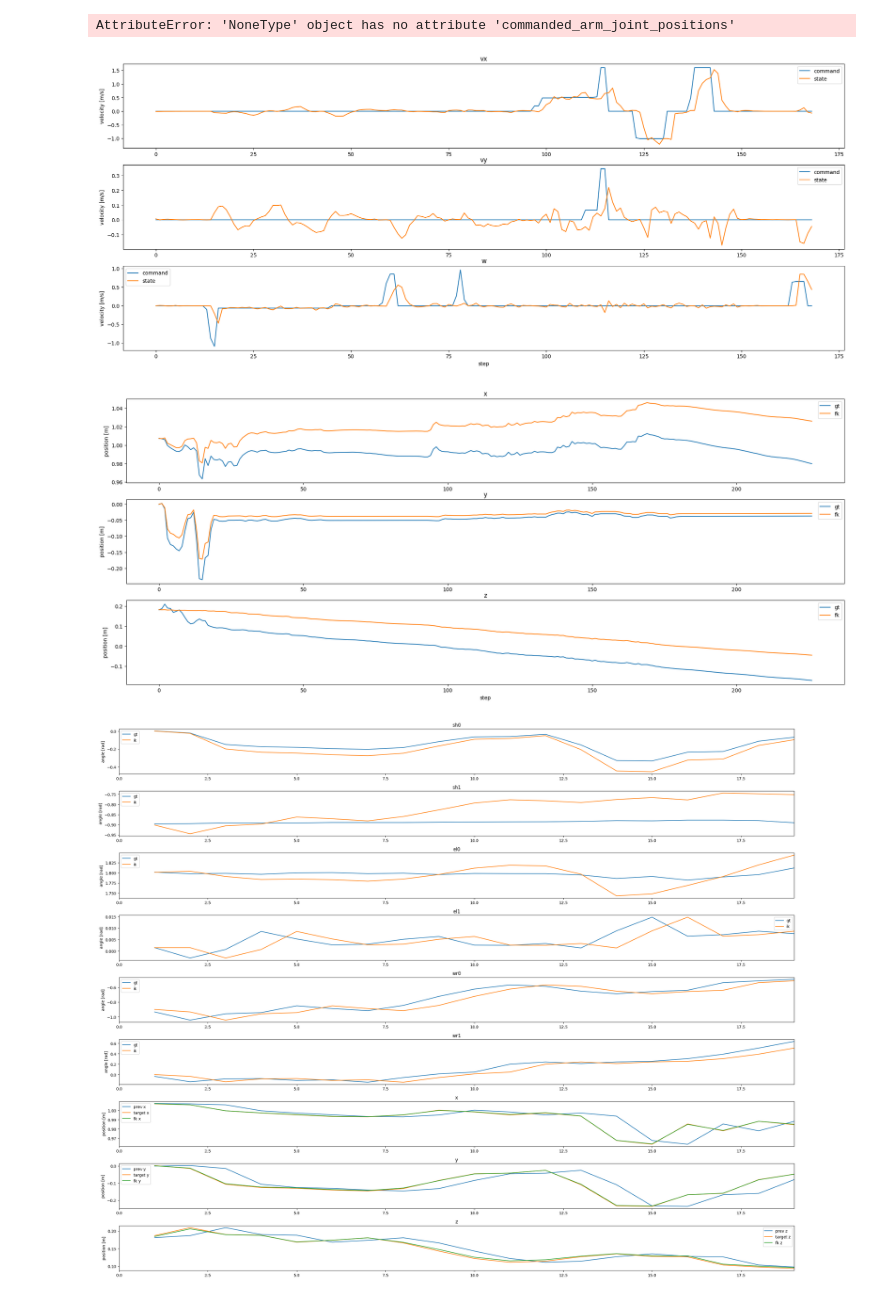
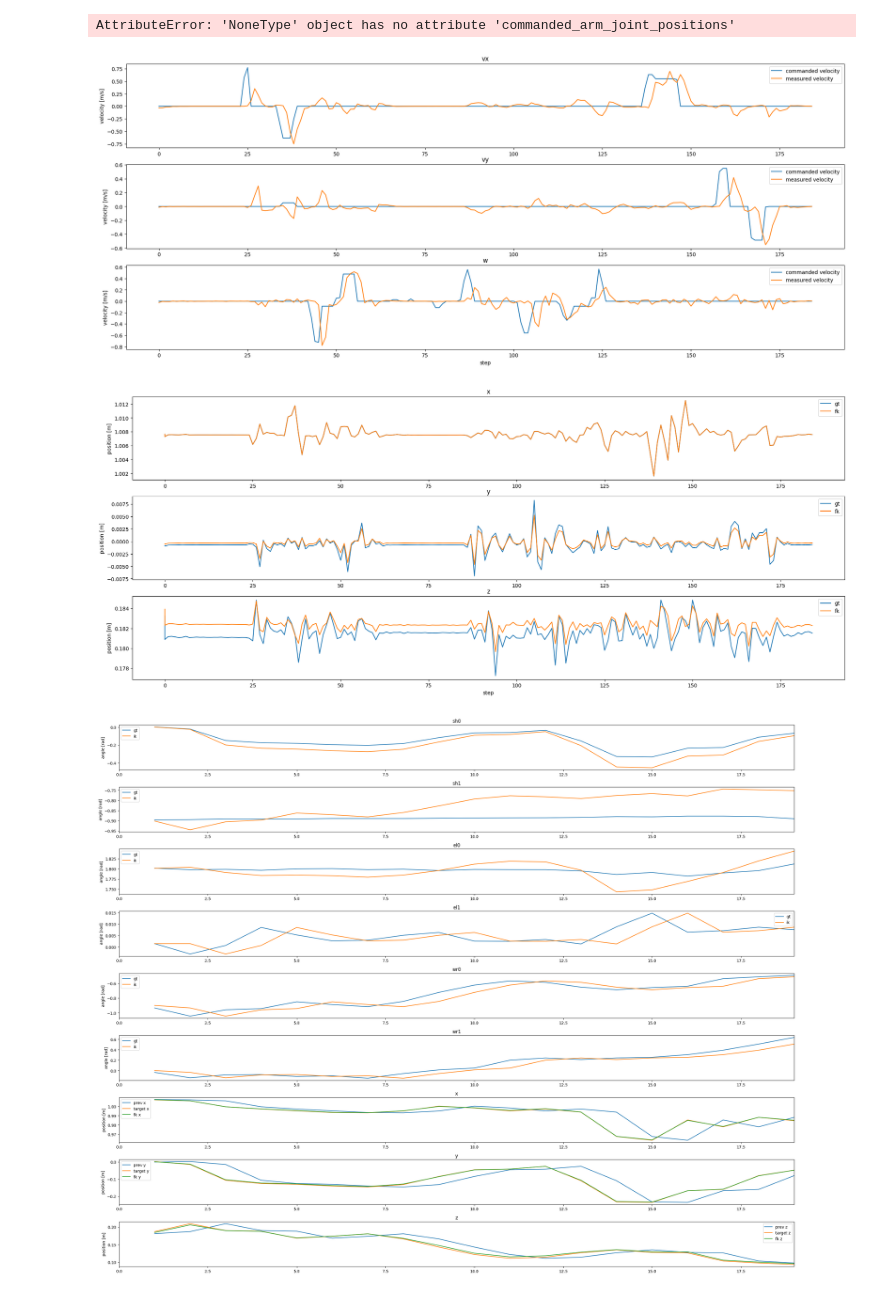
Before and after one commit to benjirer/active-learning-dynamics, a Jupyter notebook: data_analysis/transitions_analysis.ipynb, the cells around one changed output. Drawn from its saved outputs; the diff is of its cells as text; code cells hidden in the pictures.

```diff
--- a/data_analysis/transitions_analysis.ipynb
+++ b/data_analysis/transitions_analysis.ipynb
@@ -169,66 +161,61 @@ plt.show()
 # %% [output]
 AttributeError: 'NoneType' object has no attribute 'commanded_arm_joint_positions'
 # %%
-# command tracking analysis for body commands
+# test command tracking for body velocity commands
 
-# get body commands
-body_commands = [[transition.cmd.vx, transition.cmd.vy, transition.cmd.w] for transition in transitions]
-command_steps = [transition.step for transition in transitions]
+# load data
+body_commands = [[transition.cmd.vx, transition.cmd.vy, transition.cmd.w] for transition in transitions if transition.cmd is not None]
+body_velocity_states = [[state.last_state.velocity_of_body_in_vision[0], state.last_state.velocity_of_body_in_vision[1], state.last_state.velocity_of_body_in_vision[5]] for state in states if state.last_state is not None]
 
-# get body states
-body_states = [[state.last_state.velocity_of_body_in_vision[0], state.last_state.velocity_of_body_in_vision[1], state.last_state.velocity_of_body_in_vision[5]] for state in states]
-state_steps = [state.step for state in states]
-
-# plot seperately in subplot for vx, vy, w
+# plot
 fig, axs = plt.subplots(3, 1, figsize=(25, 10))
 body_names = ["vx", "vy", "w"]
 for i in range(3):
-    axs[i].plot(command_steps, [command[i] for command in body_commands], label="command")
-    axs[i].plot(state_steps, [state[i] for state in body_states], label="state")
+    axs[i].plot([command[i] for command in body_commands], label="commanded velocity")
+    axs[i].plot([state[i] for state in body_velocity_states], label="measured velocity")
     axs[i].set_title(body_names[i])
     axs[i].legend()
-    # set x and y labels
     if i == 2:
         axs[i].set_xlabel("step")
     axs[i].set_ylabel("velocity [m/s]")
 
 plt.show()
 # %% [output]
-[figure, old version]
+[figure, new version]
 # %%
 # test forward kinematics
 
 from alrd.spot_gym.utils.spot_arm_fk import SpotArmFK
 
 spot_arm_fk = SpotArmFK()
 
 # get arm joint positions
-arm_joint_positions = [state.last_state.arm_joint_positions for state in states]
+arm_joint_positions = [state.next_state.arm_joint_positions for state in states]
 state_steps = [state.step for state in states]
 
 # get gt arm end effector positions
-gt_ee_positions = [[state.last_state.pose_of_hand[0], state.last_state.pose_of_hand[1], state.last_state.pose_of_hand[2]] for state in states]
+gt_ee_positions = [[state.next_state.pose_of_hand_in_body[0], state.next_state.pose_of_hand_in_body[1], state.next_state.pose_of_hand_in_body[2]] for state in states]
 
 # get fk arm end effector positions
 fk_ee_positions_cs = [spot_arm_fk.get_ee_position([arm_joint_position[0], arm_joint_position[1], arm_joint_position[2], arm_joint_position[3], arm_joint_position[4], arm_joint_position[5]]) for arm_joint_position in arm_joint_positions]
 fk_ee_positions = np.array([dm.full().flatten() for dm in fk_ee_positions_cs])
 
 # plot the fk and gt end effector positions
 fig, axs = plt.subplots(3, 1, figsize=(25, 10))
 ee_names = ["x", "y", "z"]
 for i in range(3):
     axs[i].plot(state_steps, [gt_ee_position[i] for gt_ee_position in gt_ee_positions], label="gt")
     axs[i].plot(state_steps, [fk_ee_position[i] for fk_ee_position in fk_ee_positions], label="fk")
     axs[i].set_title(ee_names[i])
     axs[i].legend()
     # set x and y labels
     if i == 2:
         axs[i].set_xlabel("step")
     axs[i].set_ylabel("position [m]")
 
 plt.show()
 # %% [output]
-[figure, old version]
+[figure, new version]
 # %%
 # test inverse kinematics
 
```
Also changed, not shown: parts of 6 cells of this notebook, 5 other files.
